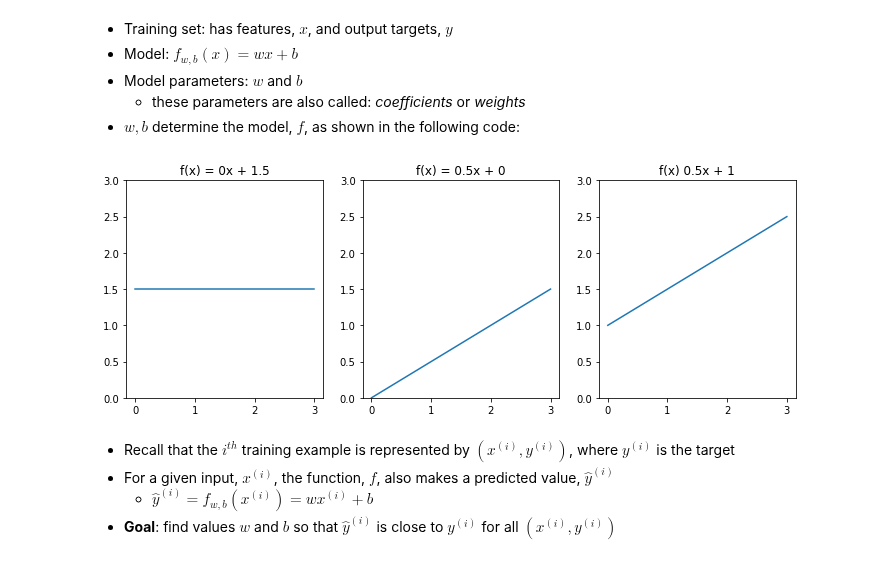
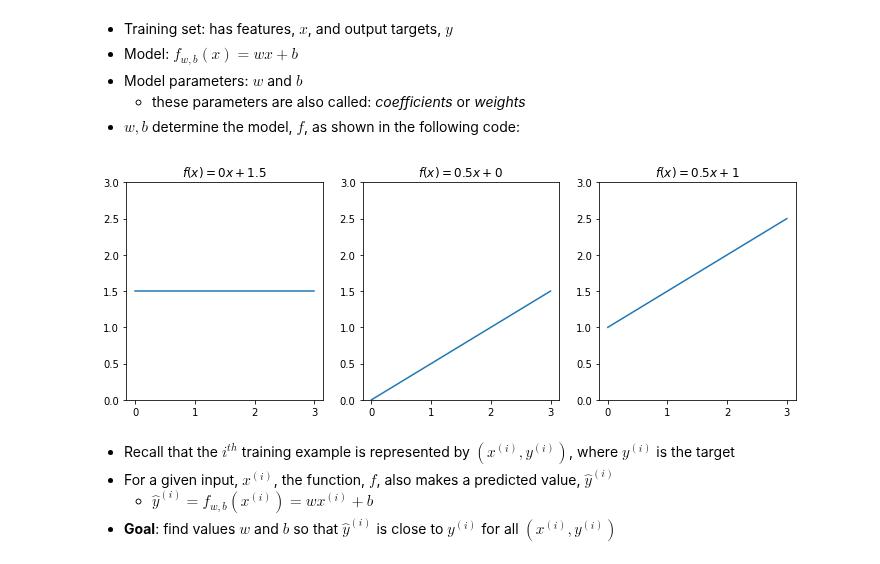
Before and after one commit to PaulToronto/Stanford-Andrew-Ng-Machine-Learning-Specialization, a Jupyter notebook: 1_1_Introduction_to_Machine_Learning.ipynb, the cells around one changed output. Saved outputs shown, nothing was run; the diff lists cells and outputs as text; code cells hidden in the pictures.

```diff
--- a/1_1_Introduction_to_Machine_Learning.ipynb
+++ b/1_1_Introduction_to_Machine_Learning.ipynb
@@ -407,30 +407,30 @@ The cost of a 1200 sqft house is predicted to be 340 thousand dollars
 # %%
 fig, (ax1, ax2, ax3) = plt.subplots(1, 3, figsize=(12, 4))
 
 domain = np.array([0, 1, 2, 3])
 f_wb = lambda w, b: w * domain + b
 
 w = 0
 b = 1.5
 ax1.plot(domain, f_wb(w, b))
-ax1.set_title('f(x) = 0x + 1.5')
+ax1.set_title('$f(x) = 0x + 1.5$')
 ax1.set_ylim([0, 3])
 
 w = 0.5
 b = 0
 ax2.plot(domain, f_wb(w, b))
-ax2.set_title('f(x) = 0.5x + 0')
+ax2.set_title('$f(x) = 0.5x + 0$')
 ax2.set_ylim([0, 3])
 
 w = 0.5
 b = 1
 ax3.plot(domain, f_wb(w, b))
-ax3.set_title('f(x) 0.5x + 1')
+ax3.set_title('$f(x) = 0.5x + 1$')
 ax3.set_ylim([0, 3])
 
 plt.show()
 # %% [output]
-[figure, old version]
+[figure, new version]
 # %% [markdown]
 - Recall that the $i^{th}$ training example is represented by $\left(x^{(i)}, y^{(i)}\right)$, where $y^{(i)}$ is the target
 - For a given input, $x^{(i)}$, the function, $f$, also makes a predicted value, $\hat{y}^{(i)}$
```
Also changed, not shown: parts of 13 cells of this notebook.
